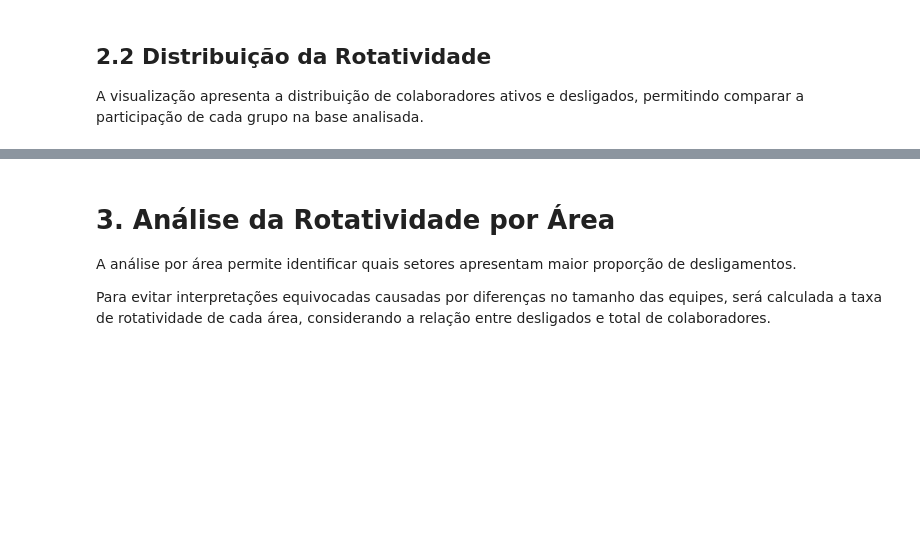
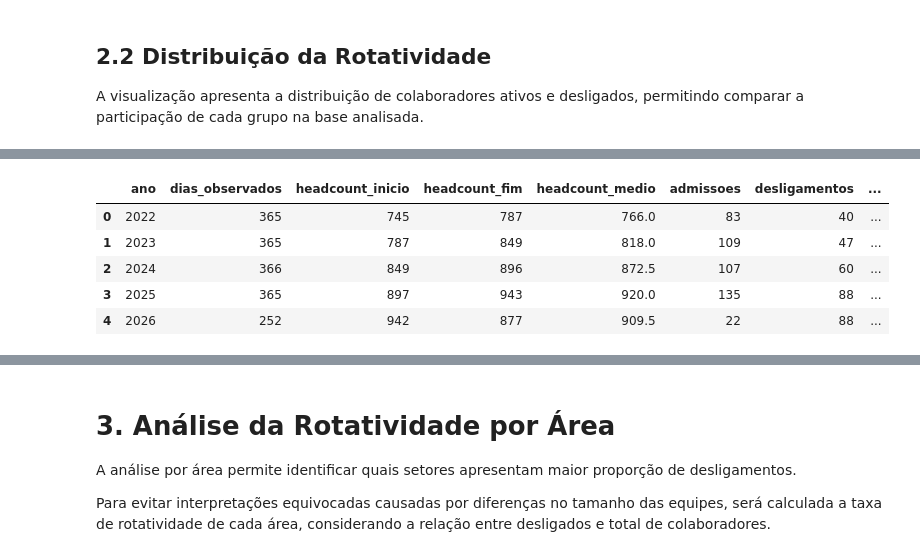
Before and after one commit to leandroanalytics/people-analytics-turnover, a Jupyter notebook: notebooks/02_eda.ipynb, the cells around one changed output, grey strips where cells are left out. Cells and saved outputs as stored; diff of their text form; code cells hidden in the pictures; blank space fills up the shorter version.

```diff
--- a/notebooks/02_eda.ipynb
+++ b/notebooks/02_eda.ipynb
@@ -300,0 +302,58 @@ Gráfico salvo em: ../imagens/distribuicao_rotatividade.png
+# %%
+# Classifica cada desligamento em voluntário ou involuntário
+df["tipo_desligamento"] = np.select(
+    [
+        df["rotatividade"].eq("Não"),
+        df["motivo_desligamento"].isin(MOTIVOS_INVOLUNTARIOS),
+    ],
+    ["Não se aplica", "Involuntário"],
+    default="Voluntário",
+)
+
+# Data de referência da base (último evento registrado)
+data_referencia = max(df["data_admissao"].max(), df["data_desligamento"].max())
+
+linhas = []
+for ano in range(int(df["data_desligamento"].dt.year.min()), data_referencia.year + 1):
+    inicio = pd.Timestamp(year=ano, month=1, day=1)
+    fim = min(pd.Timestamp(year=ano, month=12, day=31), data_referencia)
+
+    desligados_ano = df[df["data_desligamento"].between(inicio, fim)]
+    headcount_medio = (headcount_em(df, inicio) + headcount_em(df, fim)) / 2
+
+    # Fator de anualização para anos incompletos
+    fator_anual = 365 / ((fim - inicio).days + 1)
+
+    linhas.append({
+        "ano": ano,
+        "dias_observados": (fim - inicio).days + 1,
+        "headcount_inicio": headcount_em(df, inicio),
+        "headcount_fim": headcount_em(df, fim),
+        "headcount_medio": headcount_medio,
+        "admissoes": df["data_admissao"].between(inicio, fim).sum(),
+        "desligamentos": len(desligados_ano),
+        "desligamentos_voluntarios": desligados_ano["tipo_desligamento"].eq("Voluntário").sum(),
+        "desligamentos_involuntarios": desligados_ano["tipo_desligamento"].eq("Involuntário").sum(),
+        "turnover_anualizado": len(desligados_ano) / headcount_medio * fator_anual,
+        "turnover_voluntario_anualizado": (
+            desligados_ano["tipo_desligamento"].eq("Voluntário").sum()
+            / headcount_medio * fator_anual
+        ),
+    })
+
+rotatividade_anual = pd.DataFrame(linhas)
+
+display(
+    rotatividade_anual.style.format({
+        "headcount_medio": "{:,.1f}",
+        "turnover_anualizado": "{:.1%}",
+        "turnover_voluntario_anualizado": "{:.1%}",
+    })
+)
+# %% [output]
+|  | ano | dias_observados | headcount_inicio | headcount_fim | headcount_medio | admissoes | desligamentos | ... |
+| 0 | 2022 | 365 | 745 | 787 | 766.0 | 83 | 40 | ... |
+| 1 | 2023 | 365 | 787 | 849 | 818.0 | 109 | 47 | ... |
+| 2 | 2024 | 366 | 849 | 896 | 872.5 | 107 | 60 | ... |
+| 3 | 2025 | 365 | 897 | 943 | 920.0 | 135 | 88 | ... |
+| 4 | 2026 | 252 | 942 | 877 | 909.5 | 22 | 88 | ... |
```
Also changed, not shown: parts of 37 cells of this notebook, 30 other files.
